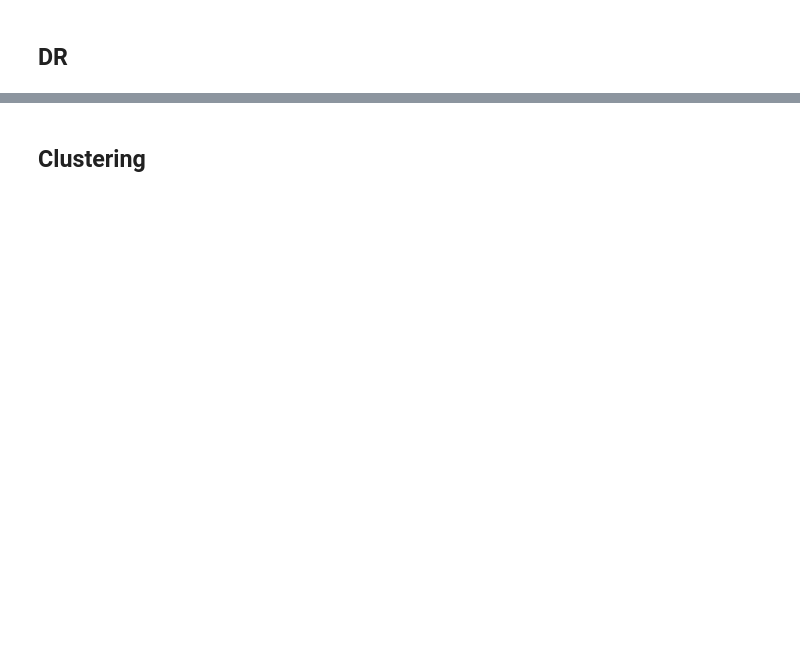
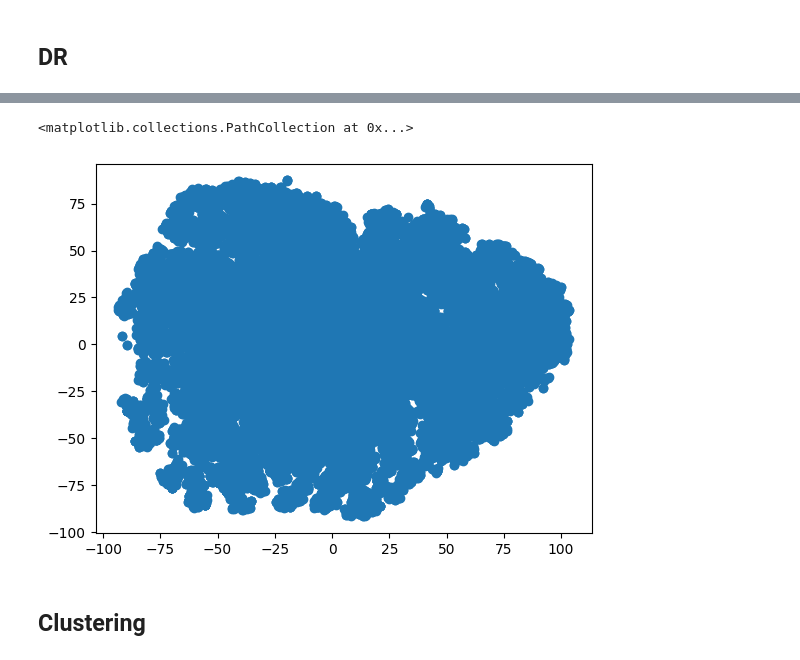
Before and after one commit to Mathieu-R/ldata2010_celeba_visualizer, a Jupyter notebook: eda.ipynb, the cells around one changed output, grey strips where cells are left out. Cells and saved outputs as stored; diff of their text form; code cells hidden in the pictures; blank space fills up the shorter version.

```diff
--- a/eda.ipynb
+++ b/eda.ipynb
@@ -38,3 +34,3 @@ correlation_matrix(df_l_embeddings)
 # %%
-corr = df_l_embeddings.corr().abs()
+corr = df_l_features.corr().abs()
 corr
@@ -56,8 +38,9 @@ corr
 upper = np.triu(np.ones(corr.shape, dtype=bool), k=1)
 upper = corr.where(upper)
 
-to_drop = [column for column in upper.columns if any(upper[column] > 0.90)]
+to_drop = [column for column in upper.columns if any(upper[column] > 0.70)]
+print(to_drop)
 
-df_l_embeddings.drop(to_drop, axis=1, inplace=True)
+df_l_features.drop(columns=to_drop, axis=1, inplace=True)
 # %%
 to_drop
@@ -115,0 +76,10 @@ AttributeError: 'TSNE' object has no attribute 'transform'
+# %%
+from openTSNE import TSNE
+
+tsne = TSNE(
+	perplexity=30,
+	n_jobs=2,
+	random_state=42,
+	verbose=True
+)
+res = tsne.fit(np.array(df_l_features))
@@ -116,3 +104,8 @@ AttributeError: 'TSNE' object has no attribute 'transform'
+# %%
+plt.scatter(x = res[:,0], y = res[:,1])
+# %% [output]
+<matplotlib.collections.PathCollection at 0x...>
+[figure, added]
 # %% [markdown]
 ## Clustering
 # %%
```
Also changed, not shown: parts of 23 cells of this notebook, 8 other files.
